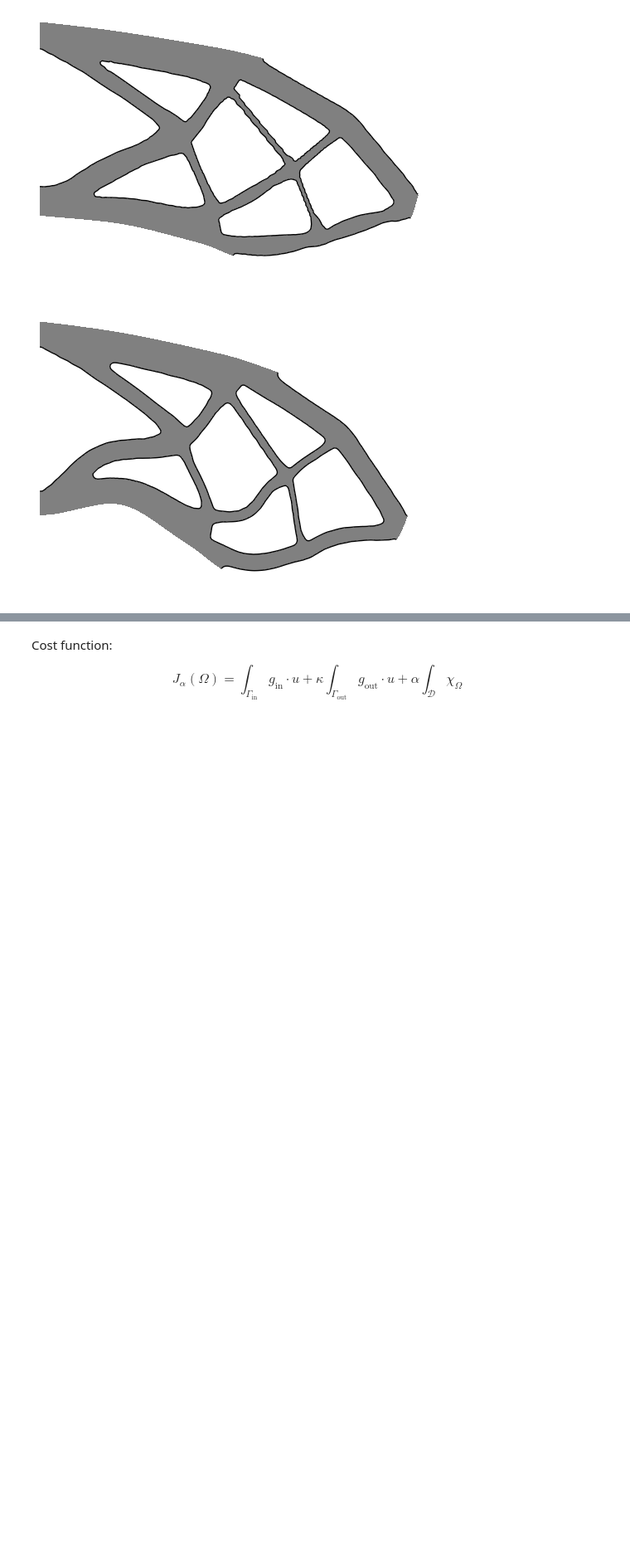
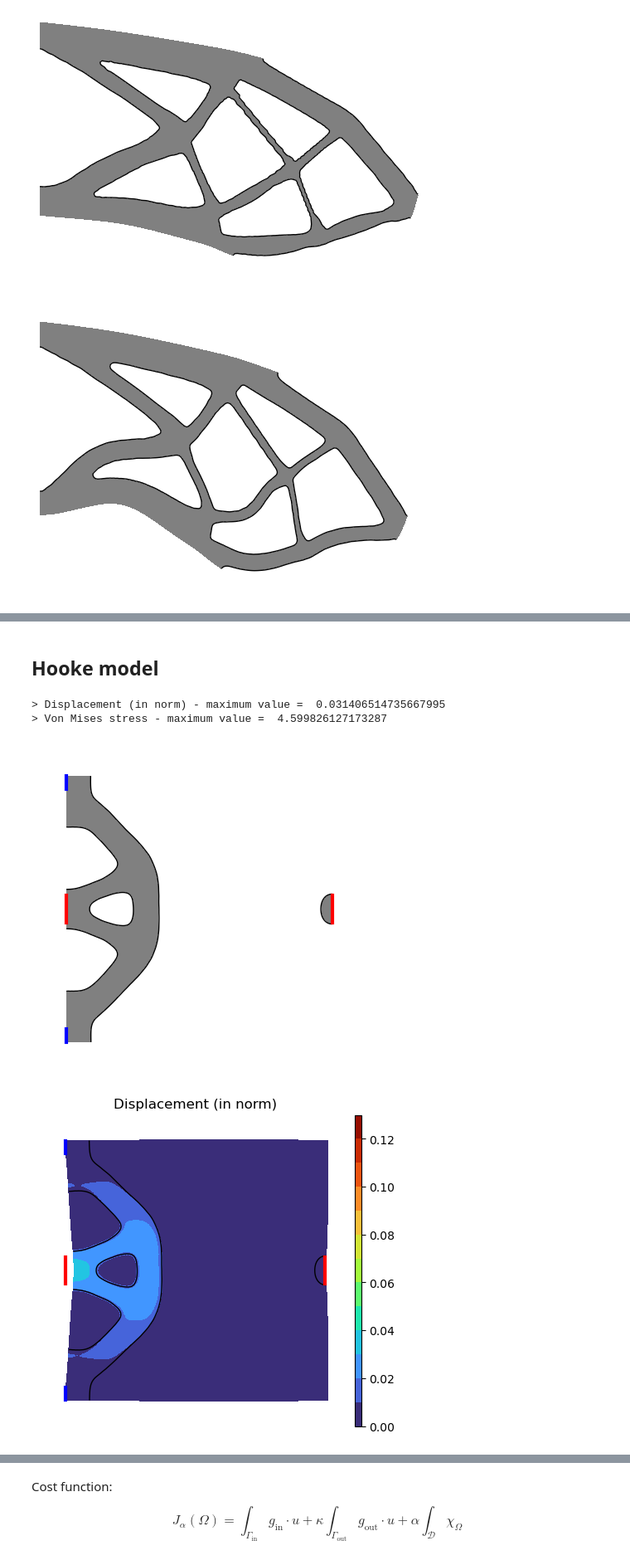
Before and after one commit to PhiFEM/phiFEM_FormOpt, a Jupyter notebook: code/Elasticity.ipynb, the cells around one changed output, grey strips where cells are left out. Shown at 83% size. Cells and saved outputs as stored; diff of their text form; code cells hidden in the pictures; blank space fills up the shorter version.

Commit message:
updates elasticity and phifem

```diff
--- a/code/Elasticity.ipynb
+++ b/code/Elasticity.ipynb
@@ -503,0 +541,23 @@ plot_deformations(test_path, "u140", [[0, 2.], [-0.4, 1.0]] , figsize=(6, 6))
+# %% [markdown]
+## Hooke model
+# %%
+test_path = Path("../results/Elasticity/t11/")
+data = np.load(test_path / "data.npz")
+cost_values = data["cost"]
+volume_values = data["Volume"]
+InDisp = data["InDisp"]
+OutDisp = data["OutDisp"]
+ee = -100.0*OutDisp/InDisp
+niter = cost_values.shape[0] - 1
+
+plot_lv(test_path, niter, limits_inverter, displacement=False, figsize=(5, 5), boundaries=boundaries_inverter, lw=3)
+plot_dp(test_path, niter, limits_inverter, 0.13, figsize=(5, 5), boundaries=boundaries_inverter, lw=3)
+plot_vm(test_path, niter, limits_inverter, 8.0, figsize=(5, 5), boundaries=boundaries_inverter, lw=3)
+plot2(ee[:(niter+1)], "Effectiveness", (6, 3))
+plot2(cost_values[:(niter+1)], "Cost", (6, 3))
+plot2(volume_values, "volume", (6, 3))
+# %% [output]
+> Displacement (in norm) - maximum value =  0.031406514735667995
+> Von Mises stress - maximum value =  4.599826127173287
+[figure, added]
+[figure, added]
```
Also changed, not shown: parts of 19 cells of this notebook, 8 other files.
